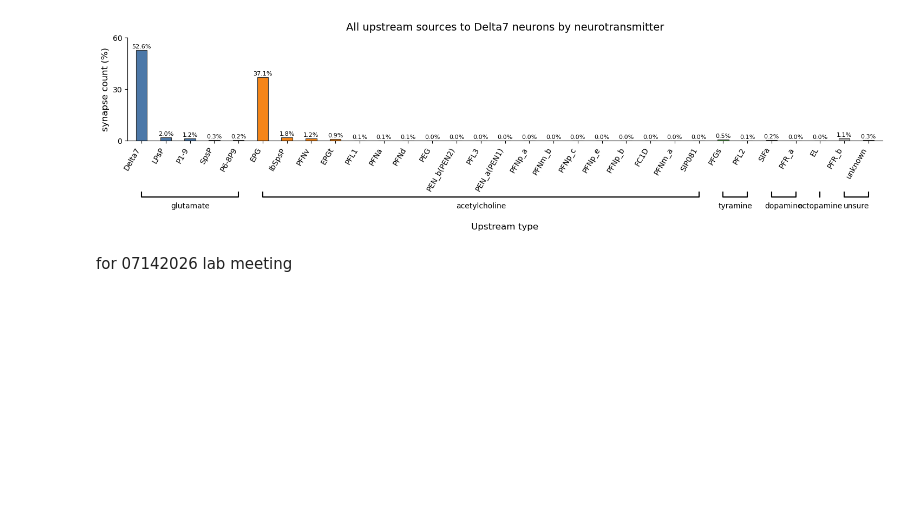
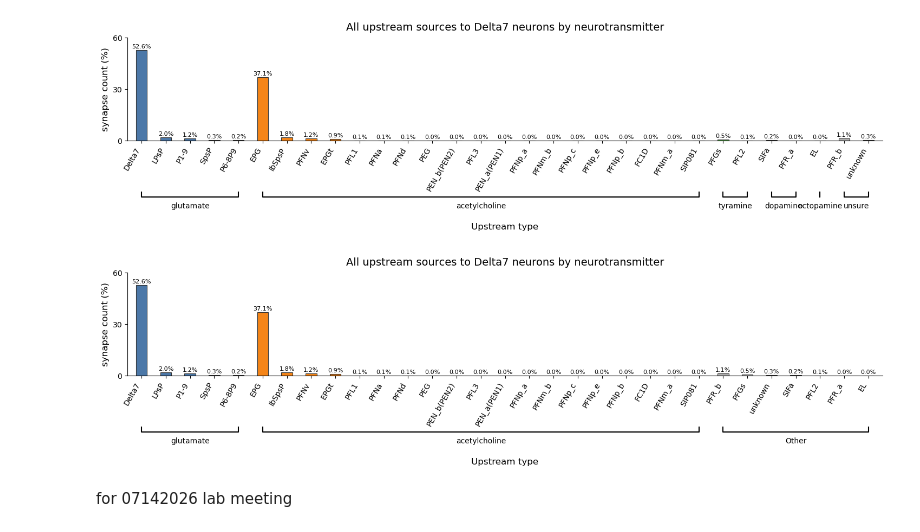
Before and after one commit to sansachenlelele/connectome_analysis_fisherlab, a Jupyter notebook: send_to_fisherlabgithub/notebooks/compare_receptor_to_neuprint_synapses_modified.ipynb, the cells around one changed output. Cells and saved outputs as stored; diff of their text form; code cells hidden in the pictures; blank space fills up the shorter version.

Commit message:
curve plots

```diff
--- a/send_to_fisherlabgithub/notebooks/compare_receptor_to_neuprint_synapses_modified.ipynb
+++ b/send_to_fisherlabgithub/notebooks/compare_receptor_to_neuprint_synapses_modified.ipynb
@@ -1212,6 +1212,36 @@ summarydf_upstream_type_totals_by_nt = connectome.plot_upstream_type_totals_by_n
 )
 # %% [output]
 [figure]
+# %%
+summarydf_upstream_type_totals_by_nt_new = connectome.plot_upstream_type_totals_by_nt(
+    df_upstream_type_totals,
+    neurotransmitter_df,
+    nt_order=("glutamate", "acetylcholine"),
+    unsure_label="Other",
+    scale_to_100=True,
+    nt_colors={
+    "glutamate": "#4C78A8",
+    "acetylcholine": "#F58518",
+    "Other": "0.7",},
+    figsize=(18, 5),
+    title='All upstream sources to Delta7 neurons by neurotransmitter',
+    xlabel='Upstream type',
+    ylabel='synapse count (%)',
+    bar_width=0.55,
+    bar_gap=0.2,
+    group_gap=0,        # create gaps between NT groups
+    ymax=60,            # manually decided!
+    n_yticks=3,
+    show_labels=True,
+    label_rotation=0,
+    bracket_y_frac=-0.55,
+    bracket_h_frac=0.05,
+    bottom_adjust=0.5,
+    save=True,
+    filename=project_root / "results" / "plots" / q_folder / "all_upstream_sources_by_nt.svg",
+)
+# %% [output]
+[figure, added]
 # %% [markdown]
 for 07142026 lab meeting
 # %%
```
Also changed, not shown: parts of 2 cells of this notebook, 5 other files.
